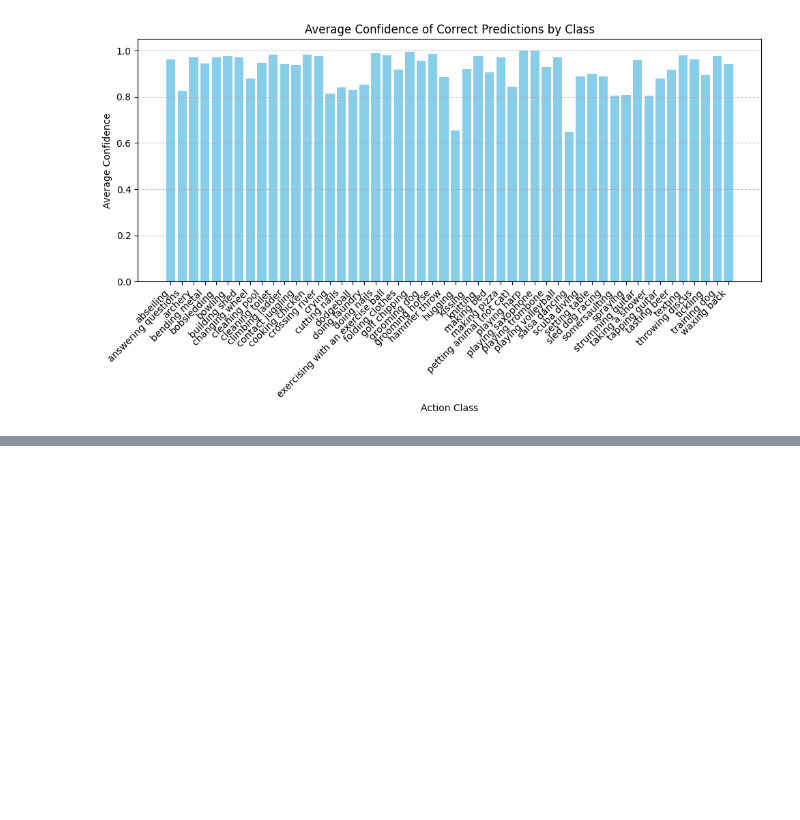
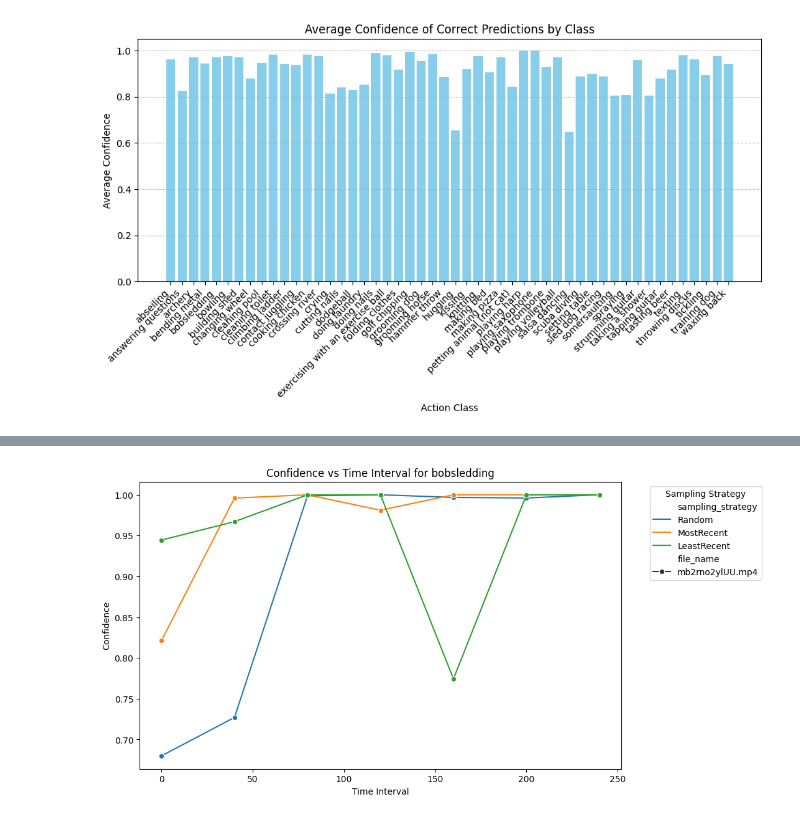
Before and after one commit to sim1029/frame-bandits, a Jupyter notebook: visualizations.ipynb, the cells around one changed output, grey strips where cells are left out. Drawn from its saved outputs; the diff is of its cells as text; code cells hidden in the pictures; blank space fills up the shorter version.

Commit message:
graphed confidence for different sampling strategies

```diff
--- a/visualizations.ipynb
+++ b/visualizations.ipynb
@@ -118,3 +118,10 @@ plt.tight_layout()
 plt.show()
 # %% [output]
 [figure]
+# %%
+df_ss = pd.read_csv('sampling_strategies.csv')
+
+df_ss.head(10)
+
+#set(df_ss['class_name'])
+#set(df_ss[df_ss['class_name'] == 'carving pumpkin']['file_name'])
@@ -120,0 +140,21 @@ plt.show()
+# %%
+# Filter the DataFrame based on the specified class_name
+specified_class_name = 'bobsledding'
+filtered_df = df_ss[df_ss['class_name'] == specified_class_name]
+
+# Create separate line plots for each sampling strategy
+plt.figure(figsize=(10, 6))
+sns.lineplot(data=filtered_df, x='time_interval', y='confidence', hue='sampling_strategy', style='file_name', markers=True, dashes=False, errorbar=None)
+
+# Set title and labels
+plt.title(f'Confidence vs Time Interval for {specified_class_name}')
+plt.xlabel('Time Interval')
+plt.ylabel('Confidence')
+
+# Show legend
+plt.legend(title='Sampling Strategy', bbox_to_anchor=(1.05, 1), loc='upper left')
+
+# Show plot
+plt.show()
+# %% [output]
+[figure, added]
```
Also changed, not shown: parts of 4 cells of this notebook.
